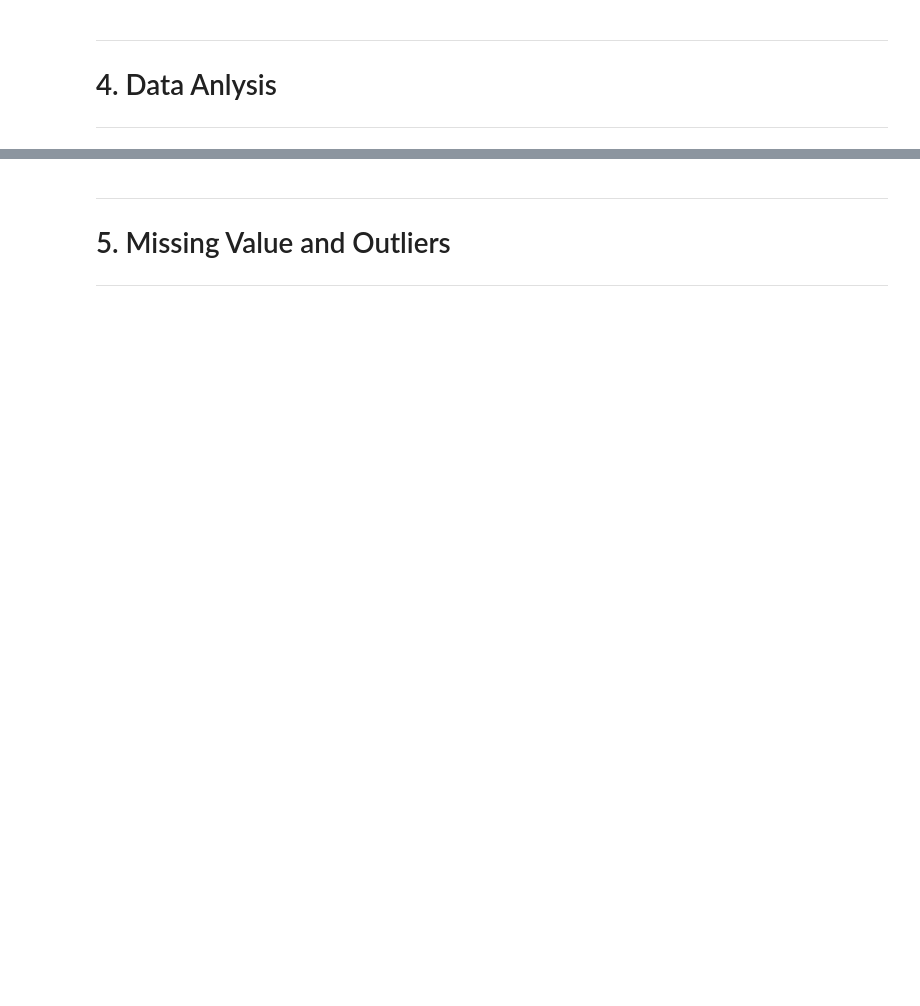
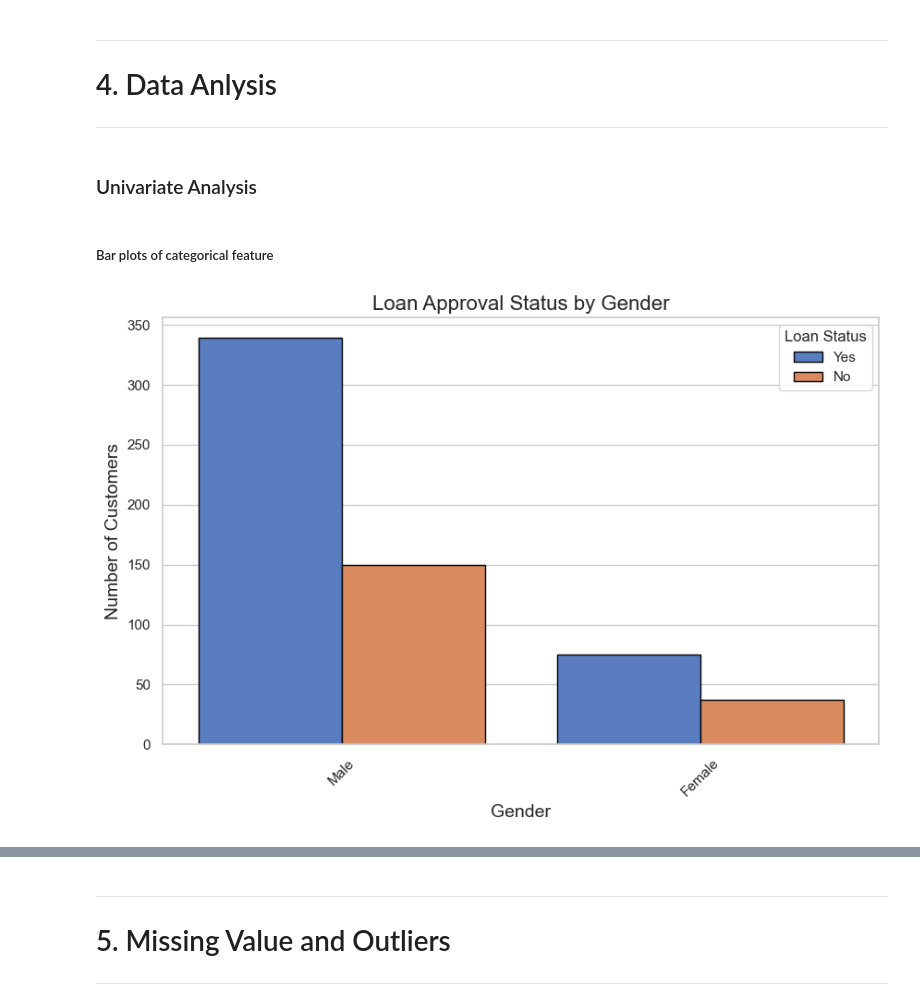
Before and after one commit to henko7/MLG382_Project1_GroupB, a Jupyter notebook: Project_1.ipynb, the cells around one changed output, grey strips where cells are left out. Cells and saved outputs as stored; diff of their text form; code cells hidden in the pictures; blank space fills up the shorter version.

```diff
--- a/Project_1.ipynb
+++ b/Project_1.ipynb
@@ -34,0 +76,27 @@ df1.head()
+# %% [markdown]
+### Univariate Analysis
+# %% [markdown]
+##### Bar plots of categorical feature
+# %%
+# Set style
+sns.set(style="whitegrid")
+
+# Create the count plot with Seaborn
+plt.figure(figsize=(10, 6))
+sns.countplot(x='Gender', data=df1, hue='Loan_Status', palette='muted', edgecolor='black')
+
+# Customize labels and title
+plt.xlabel('Gender', fontsize=14)
+plt.ylabel('Number of Customers', fontsize=14)
+plt.title('Loan Approval Status by Gender', fontsize=16)
+
+# Add legend with title
+plt.legend(title='Loan Status',labels=['Yes', 'No'])
+
+# Rotate x-axis labels for better readability
+plt.xticks(rotation=45)
+
+# Show plot
+plt.show()
+# %% [output]
+[figure, added]
```
Also changed, not shown: parts of 22 cells of this notebook.
